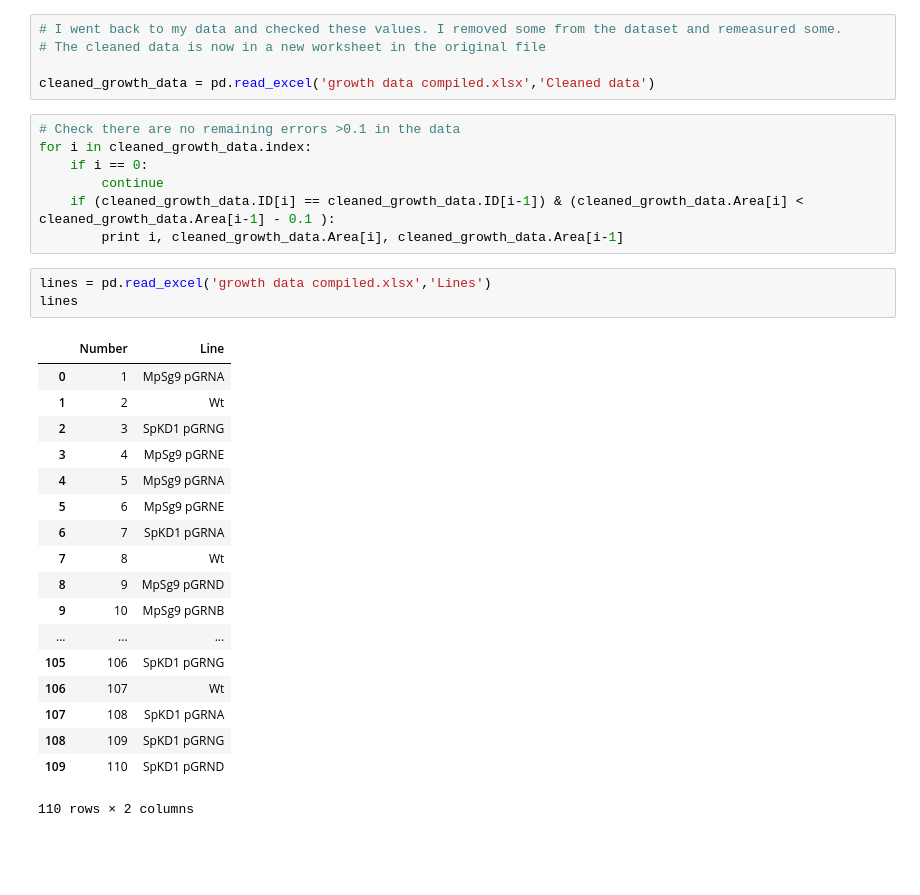
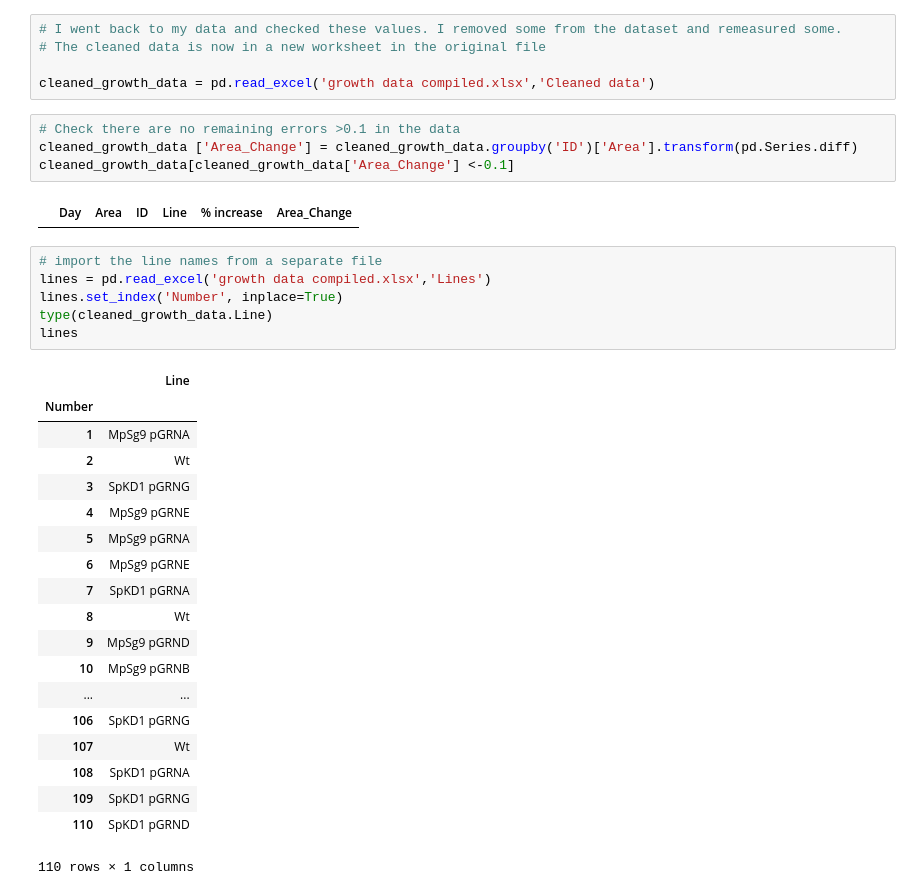
Before and after one commit to linbug/Liverwort-growth-rate-analysis, a Jupyter notebook: growth rate analysis.ipynb, the cells around one changed output. Drawn from its saved outputs; the diff is of its cells as text; blank space fills up the shorter version.

```diff
--- a/growth rate analysis.ipynb
+++ b/growth rate analysis.ipynb
@@ -54,30 +53,33 @@ for i in growth_data.index:
 cleaned_growth_data = pd.read_excel('growth data compiled.xlsx','Cleaned data')
 # %%
 # Check there are no remaining errors >0.1 in the data
-for i in cleaned_growth_data.index:
-    if i == 0:
-        continue
-    if (cleaned_growth_data.ID[i] == cleaned_growth_data.ID[i-1]) & (cleaned_growth_data.Area[i] <  cleaned_growth_data.Area[i-1] - 0.1 ):
-        print i, cleaned_growth_data.Area[i], cleaned_growth_data.Area[i-1]
+cleaned_growth_data ['Area_Change'] = cleaned_growth_data.groupby('ID')['Area'].transform(pd.Series.diff)
+cleaned_growth_data[cleaned_growth_data['Area_Change'] <-0.1]
+# %% [output]
+|  | Day | Area | ID | Line | % increase | Area_Change |
 # %%
+# import the line names from a separate file
 lines = pd.read_excel('growth data compiled.xlsx','Lines')
+lines.set_index('Number', inplace=True)
+type(cleaned_growth_data.Line)
 lines
 # %% [output]
-|  | Number | Line |
-| 0 | 1 | MpSg9 pGRNA |
-| 1 | 2 | Wt |
-| 2 | 3 | SpKD1 pGRNG |
-| 3 | 4 | MpSg9 pGRNE |
-| 4 | 5 | MpSg9 pGRNA |
-| 5 | 6 | MpSg9 pGRNE |
-| 6 | 7 | SpKD1 pGRNA |
-| 7 | 8 | Wt |
-| 8 | 9 | MpSg9 pGRND |
-| 9 | 10 | MpSg9 pGRNB |
-| ... | ... | ... |
-| 105 | 106 | SpKD1 pGRNG |
-| 106 | 107 | Wt |
-| 107 | 108 | SpKD1 pGRNA |
-| 108 | 109 | SpKD1 pGRNG |
-| 109 | 110 | SpKD1 pGRND |
+|  | Line |
+| Number |  |
+| 1 | MpSg9 pGRNA |
+| 2 | Wt |
+| 3 | SpKD1 pGRNG |
+| 4 | MpSg9 pGRNE |
+| 5 | MpSg9 pGRNA |
+| 6 | MpSg9 pGRNE |
+| 7 | SpKD1 pGRNA |
+| 8 | Wt |
+| 9 | MpSg9 pGRND |
+| 10 | MpSg9 pGRNB |
+| ... | ... |
+| 106 | SpKD1 pGRNG |
+| 107 | Wt |
+| 108 | SpKD1 pGRNA |
+| 109 | SpKD1 pGRNG |
+| 110 | SpKD1 pGRND |
-110 rows × 2 columns
+110 rows × 1 columns
```
Also changed, not shown: parts of 9 cells of this notebook.
